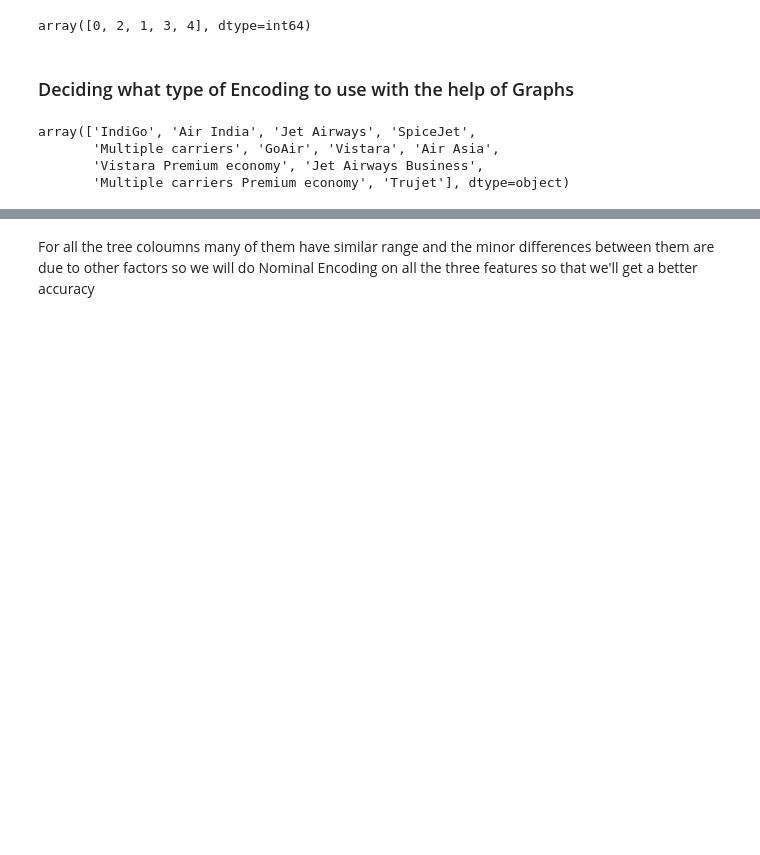
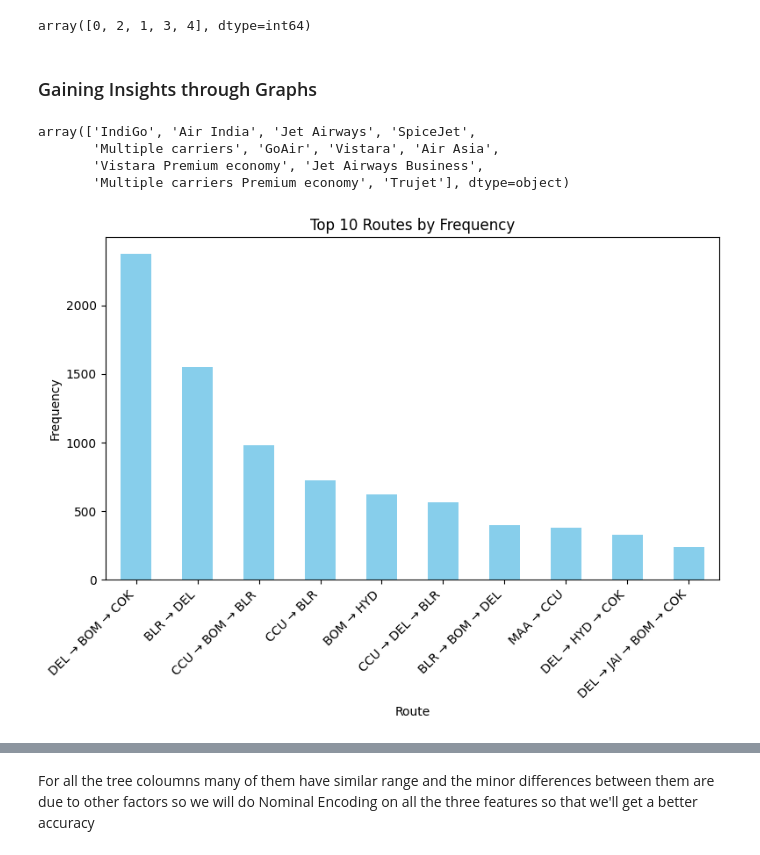
Before and after one commit to HarshvardhanPandey2003/Begineer_Projects, a Jupyter notebook: Flight Prediction/Flight Prediction Model.ipynb, the cells around one changed output, grey strips where cells are left out. Saved outputs shown, nothing was run; the diff lists cells and outputs as text; code cells hidden in the pictures; blank space fills up the shorter version.

Commit message:
Drawing More Insights

```diff
--- a/Flight Prediction/Flight Prediction Model.ipynb
+++ b/Flight Prediction/Flight Prediction Model.ipynb
@@ -144,8 +140,8 @@ df['Total_Stops'] = df['Total_Stops'].apply(lambda x : stops(x))
 df['Total_Stops'].unique()
 # %% [output]
 array([0, 2, 1, 3, 4], dtype=int64)
-# %% [markdown]
-### Deciding what type of Encoding to use with the help of Graphs
+# %% [markdown]
+### Gaining Insights through Graphs
 # %%
 df['Airline'].unique()
 # %% [output]
@@ -153,3 +149,20 @@ array(['IndiGo', 'Air India', 'Jet Airways', 'SpiceJet',
        'Multiple carriers', 'GoAir', 'Vistara', 'Air Asia',
        'Vistara Premium economy', 'Jet Airways Business',
        'Multiple carriers Premium economy', 'Trujet'], dtype=object)
+# %%
+route_frequency = df['Route'].value_counts()
+
+# Extracting top 10 unique routes
+top_10_routes = route_frequency.head(10)
+
+# Plotting bar graph
+plt.figure(figsize=(8,6))
+top_10_routes.plot(kind='bar', color='skyblue')
+plt.title('Top 10 Routes by Frequency')
+plt.xlabel('Route')
+plt.ylabel('Frequency')
+plt.xticks(rotation=45, ha='right')  # Rotate x-axis labels for better readability
+plt.tight_layout()
+plt.show()
+# %% [output]
+[figure, added]
```
Also changed, not shown: parts of 12 cells of this notebook, 1 other file.
